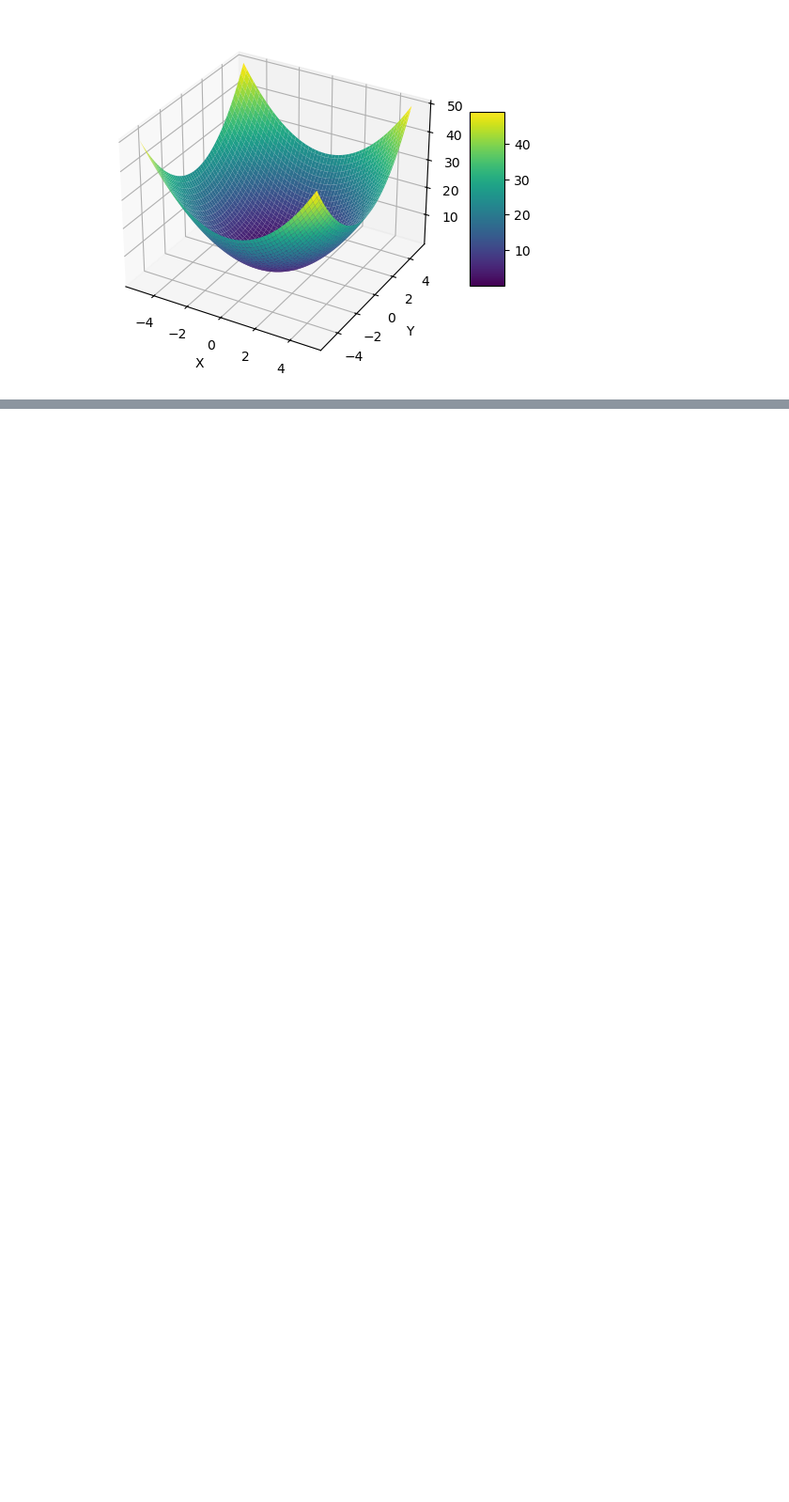
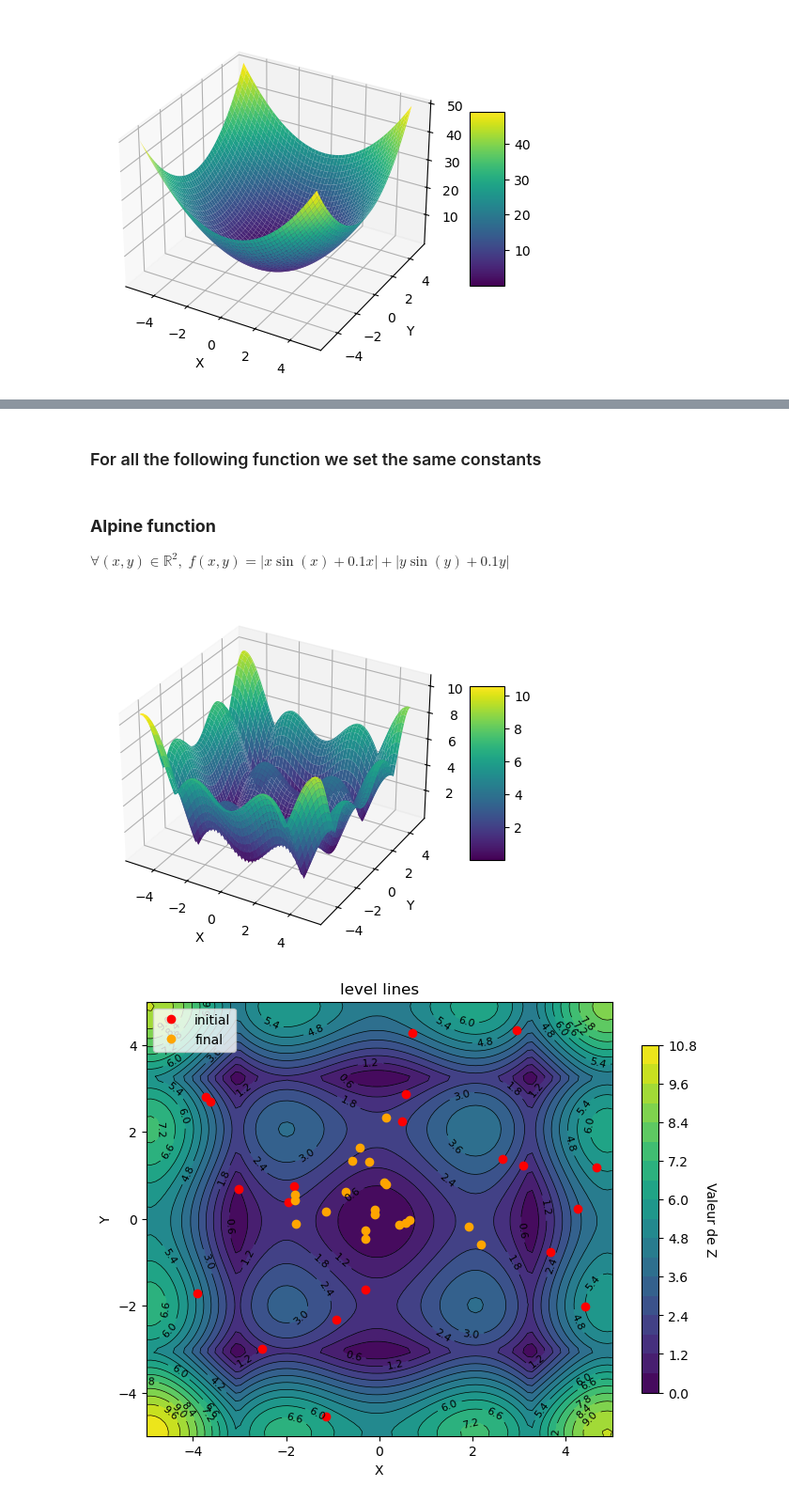
Before and after one commit to MohamedKeteb/optimization_pso_cbo, a Jupyter notebook: 2d_pso.ipynb, the cells around one changed output, grey strips where cells are left out. Shown at 94% size. Saved outputs shown, nothing was run; the diff lists cells and outputs as text; code cells hidden in the pictures; blank space fills up the shorter version.

```diff
--- a/2d_pso.ipynb
+++ b/2d_pso.ipynb
@@ -197,0 +295,45 @@ plt.show()
+# %%
+def visualize_2d_pso(N, T, c1, c2, w, k, x_inf, x_sup, function):
+
+    minimizer, dynamic = run_pso(N, T, c1, c2, w, k, x_inf, x_sup, y_inf, y_sup, function)
+
+    visualize_function(function, x_inf, x_sup, y_inf, y_sup)
+    visualize_particle(function, x_inf, x_sup, y_inf, y_sup, dynamic)
+
+
+    norm_minimizer = np.sqrt(np.array([minimizer[i][0, 0] for i in range(len(minimizer))])**2 \
+                       + np.array([minimizer[i][1, 0] for i in range(len(minimizer))])**2)
+
+
+    plt.plot(np.arange(T), norm_minimizer, marker = 'o', label = 'Norm')
+    plt.xlabel('Time step')
+    plt.ylabel('Norm')
+    plt.title(f'Convergence of the best minimizer with {N} particles')
+    plt.grid()
+    plt.legend()
+
+    plt.show()
+# %% [markdown]
+### For all the following function we set the same constants
+# %%
+# Initialization constants
+
+c1, c2, w, k = 1.9, 1, 0.9, 0.5 # to compute the velocity
+T = 30 # Time
+N = 20 # Number of particles
+x_inf = -5 # upper bound
+x_sup = 5 # lower bound
+y_inf = -5 # upper bound
+y_sup = 5 # lower bound
+# %% [markdown]
+### **Alpine function**
+$\forall (x, y)\in \mathbb{R}^2,\; f(x, y) = |x\sin(x) + 0.1x|+|y\sin(y)+0.1y|$
+# %%
+def alpine(x):
+    return np.abs(x[0]*np.sin(x[0])+0.1*x[0])+np.abs(x[1]*np.sin(x[1])+0.1*x[1])
+# %%
+function = alpine
+visualize_2d_pso(N, T, c1, c2, w, k, x_inf, x_sup, function)
+# %% [output]
+[figure, added]
+[figure, added]
```
Also changed, not shown: parts of 23 cells of this notebook, 1 other file.
